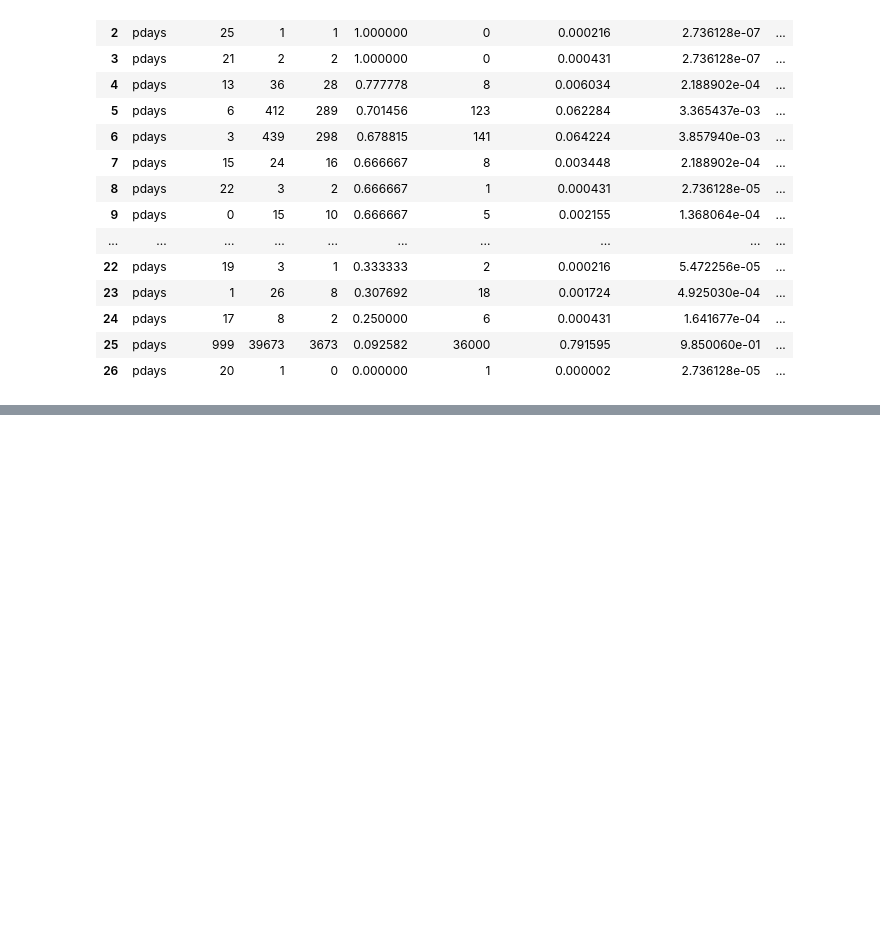
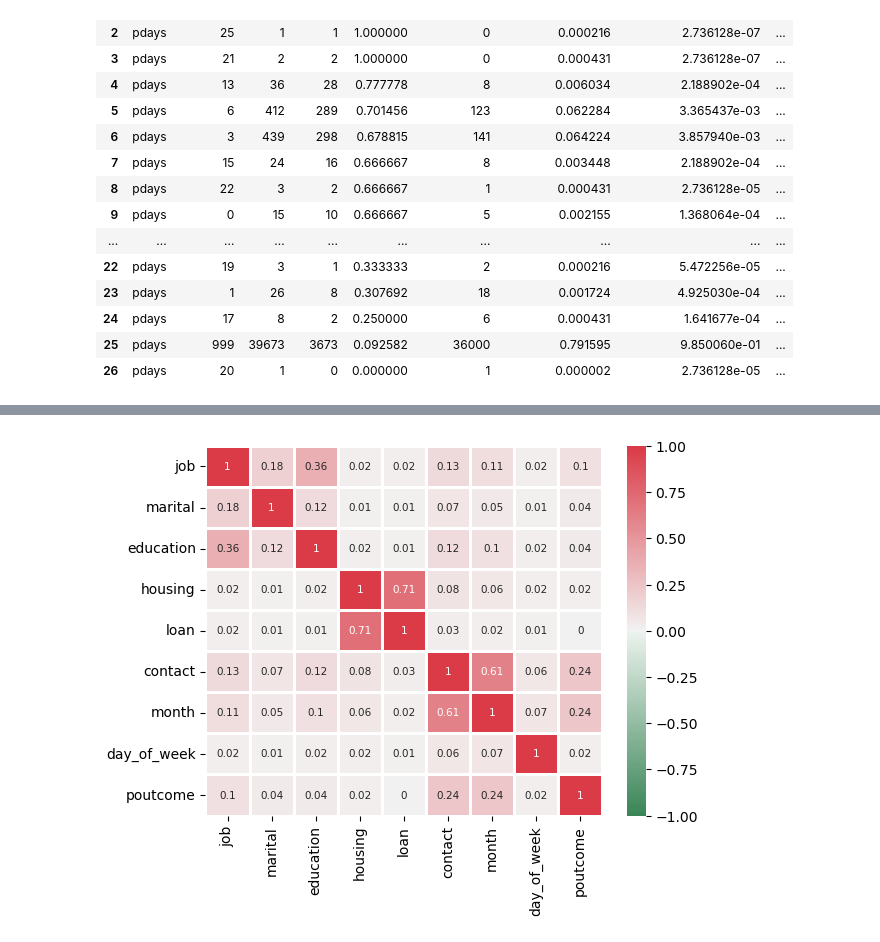
Before and after one commit to kriss024/Python, a Jupyter notebook: Scoring Tools Example.ipynb, the cells around one changed output, grey strips where cells are left out. Cells and saved outputs as stored; diff of their text form; code cells hidden in the pictures; blank space fills up the shorter version.

```diff
--- a/Scoring Tools Example.ipynb
+++ b/Scoring Tools Example.ipynb
@@ -85,0 +95,4 @@ display(df_woe)
+# %%
+vcramer_corr_matrix_plot(data, string_cols)
+# %% [output]
+[figure, added]
```
Also changed, not shown: parts of 2 cells of this notebook.
